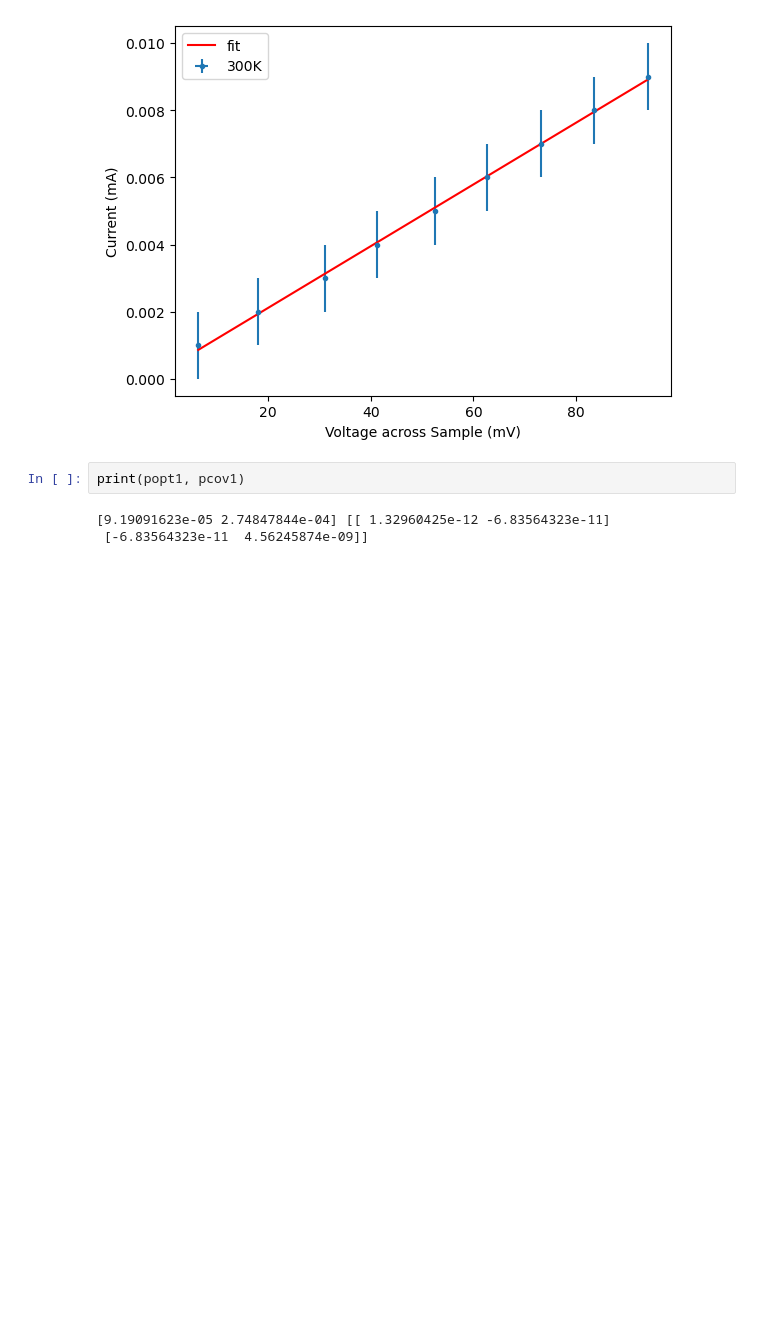
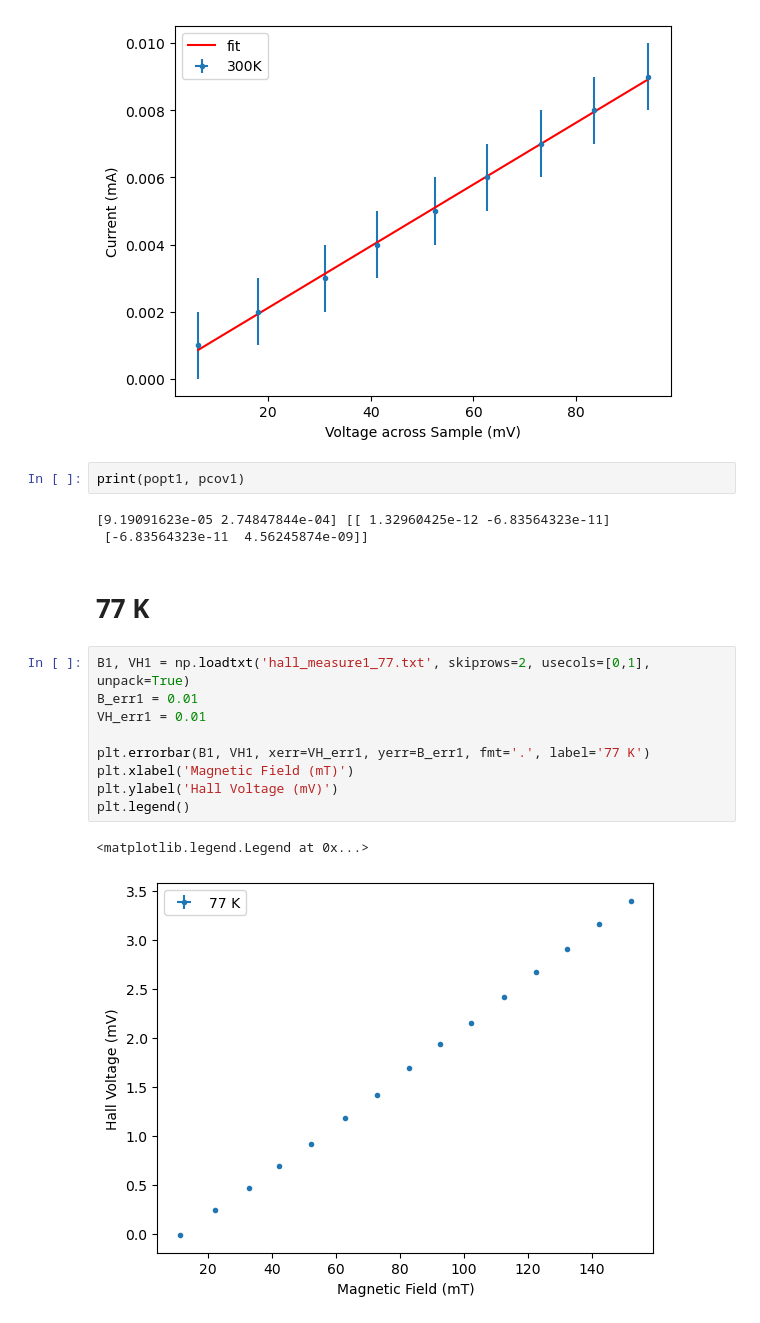
Before and after one commit to SoumendraRoy/Grad_Lab_SBU, a Jupyter notebook: Hall_effect/notebook.ipynb, the cells around one changed output. Cells and saved outputs as stored; diff of their text form; blank space fills up the shorter version.

Commit message:
Hall effect

```diff
--- a/Hall_effect/notebook.ipynb
+++ b/Hall_effect/notebook.ipynb
@@ -72,3 +74,17 @@ print(popt1, pcov1)
 # %% [output]
 [9.19091623e-05 2.74847844e-04] [[ 1.32960425e-12 -6.83564323e-11]
  [-6.83564323e-11  4.56245874e-09]]
+# %% [markdown]
+# 77 K
+# %%
+B1, VH1 = np.loadtxt('hall_measure1_77.txt', skiprows=2, usecols=[0,1], unpack=True)
+B_err1 = 0.01
+VH_err1 = 0.01
+
+plt.errorbar(B1, VH1, xerr=VH_err1, yerr=B_err1, fmt='.', label='77 K')
+plt.xlabel('Magnetic Field (mT)')
+plt.ylabel('Hall Voltage (mV)')
+plt.legend()
+# %% [output]
+<matplotlib.legend.Legend at 0x...>
+[figure, added]
```
Also changed, not shown: parts of 6 cells of this notebook, 3 other files.
